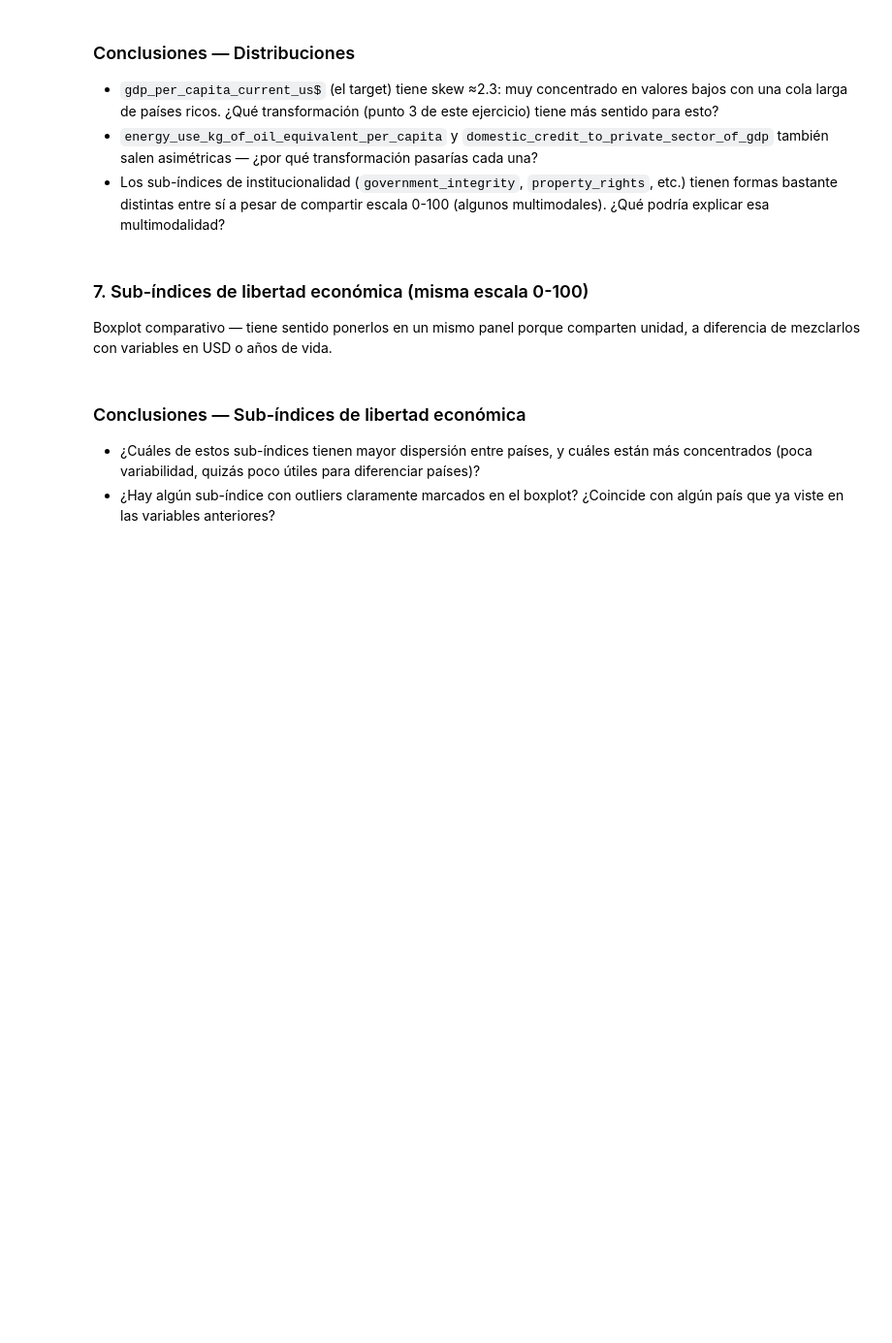
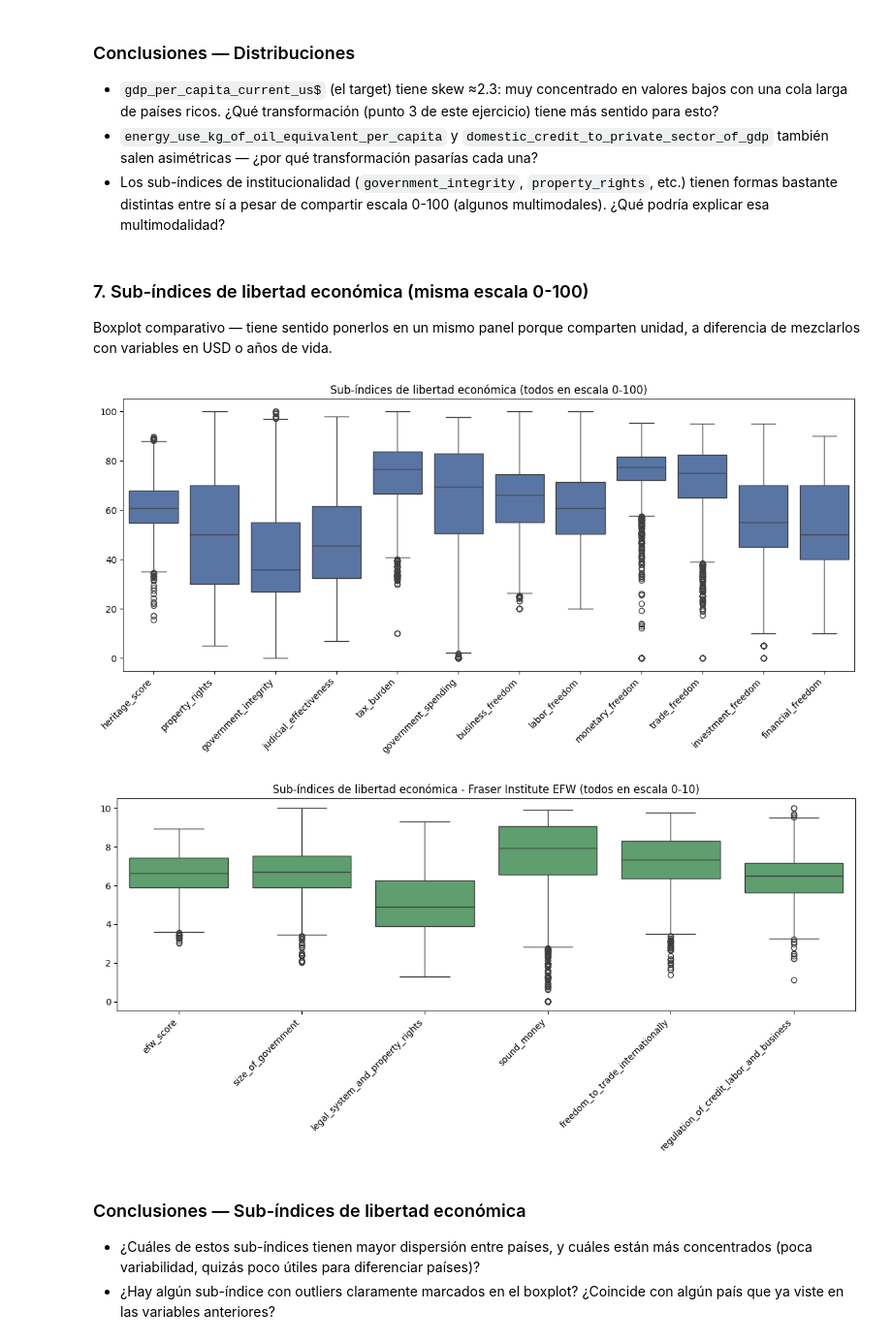
Before and after one commit to AlesioRios/Laboratorio-de-Datos-II, a Jupyter notebook: Lab_de_Datos_II_TP3.ipynb, the cells around one changed output. Shown at 97% size. Saved outputs shown, nothing was run; the diff lists cells and outputs as text; code cells hidden in the pictures; blank space fills up the shorter version.

```diff
--- a/Lab_de_Datos_II_TP3.ipynb
+++ b/Lab_de_Datos_II_TP3.ipynb
@@ -244,17 +372,33 @@ Boxplot comparativo — tiene sentido ponerlos en un mismo panel porque comparte
 # %%
 indices_libertad_100 = ['heritage_score', 'property_rights', 'government_integrity',
                          'judicial_effectiveness', 'tax_burden', 'government_spending',
                          'business_freedom', 'labor_freedom', 'monetary_freedom',
                          'trade_freedom', 'investment_freedom', 'financial_freedom']
 indices_libertad_100 = [c for c in indices_libertad_100 if c in df.columns]
 
 fig, ax = plt.subplots(figsize=(12, 6))
 sns.boxplot(data=df[indices_libertad_100], ax=ax, color='#4C72B0')
 ax.set_xticks(range(len(indices_libertad_100)))
 ax.set_xticklabels(indices_libertad_100, rotation=45, ha='right')
-ax.set_title('Sub-indices de libertad economica (todos en escala 0-100)')
+ax.set_title('Sub-índices de libertad económica (todos en escala 0-100)')
 plt.tight_layout()
 plt.show()
+
+indices_libertad_efw = ['efw_score', 'size_of_government', 'legal_system_and_property_rights',
+                         'sound_money', 'freedom_to_trade_internationally',
+                         'regulation_of_credit_labor_and_business']
+indices_libertad_efw = [c for c in indices_libertad_efw if c in df.columns]
+
+fig, ax = plt.subplots(figsize=(12, 6))
+sns.boxplot(data=df[indices_libertad_efw], ax=ax, color='#55A868')
+ax.set_xticks(range(len(indices_libertad_efw)))
+ax.set_xticklabels(indices_libertad_efw, rotation=45, ha='right')
+ax.set_title('Sub-índices de libertad económica - Fraser Institute EFW (todos en escala 0-10)')
+plt.tight_layout()
+plt.show()
+# %% [output]
+[figure, added]
+[figure, added]
 # %% [markdown]
 ### Conclusiones — Sub-índices de libertad económica
 
```
Also changed, not shown: parts of 14 cells of this notebook.
